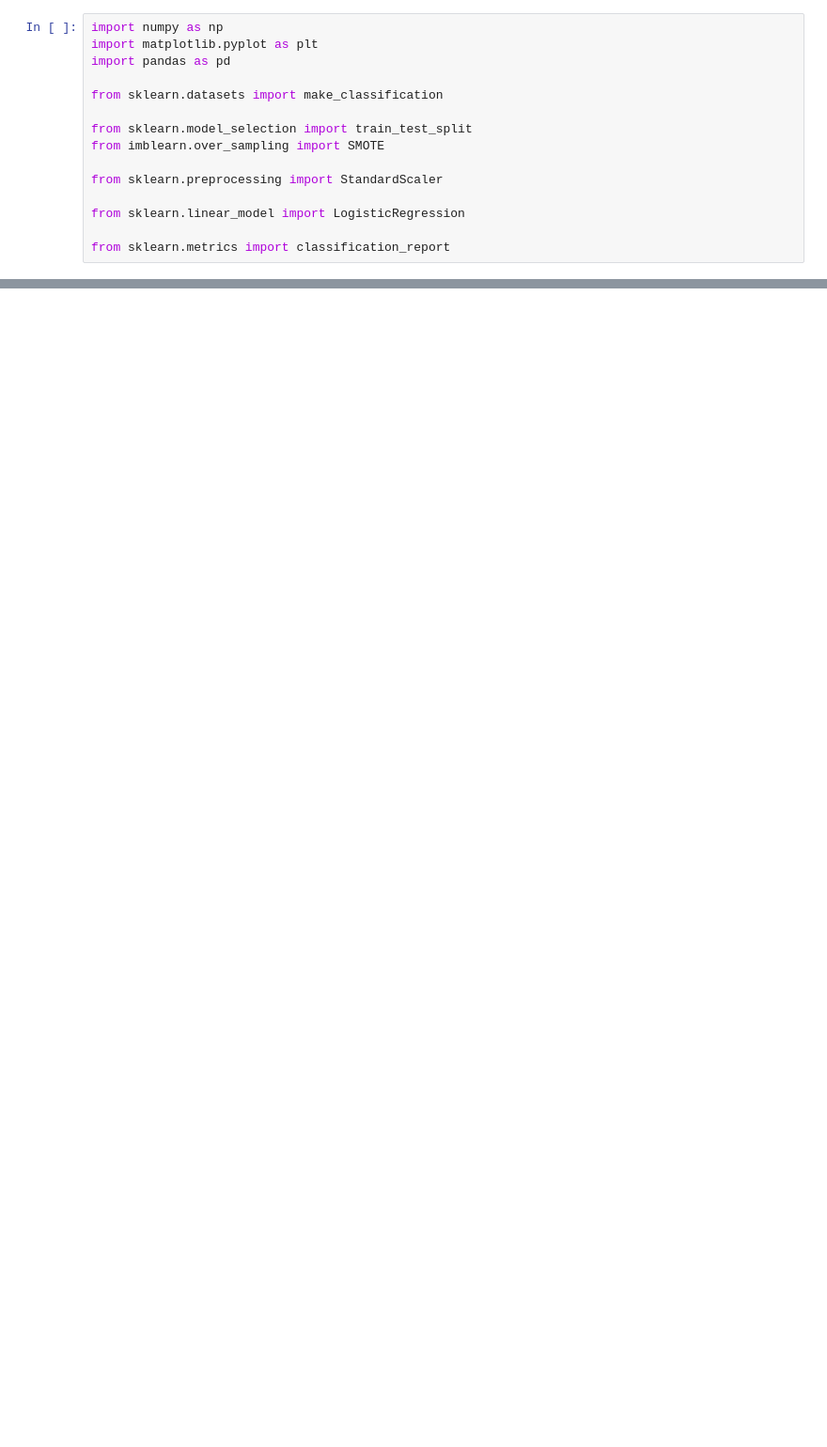
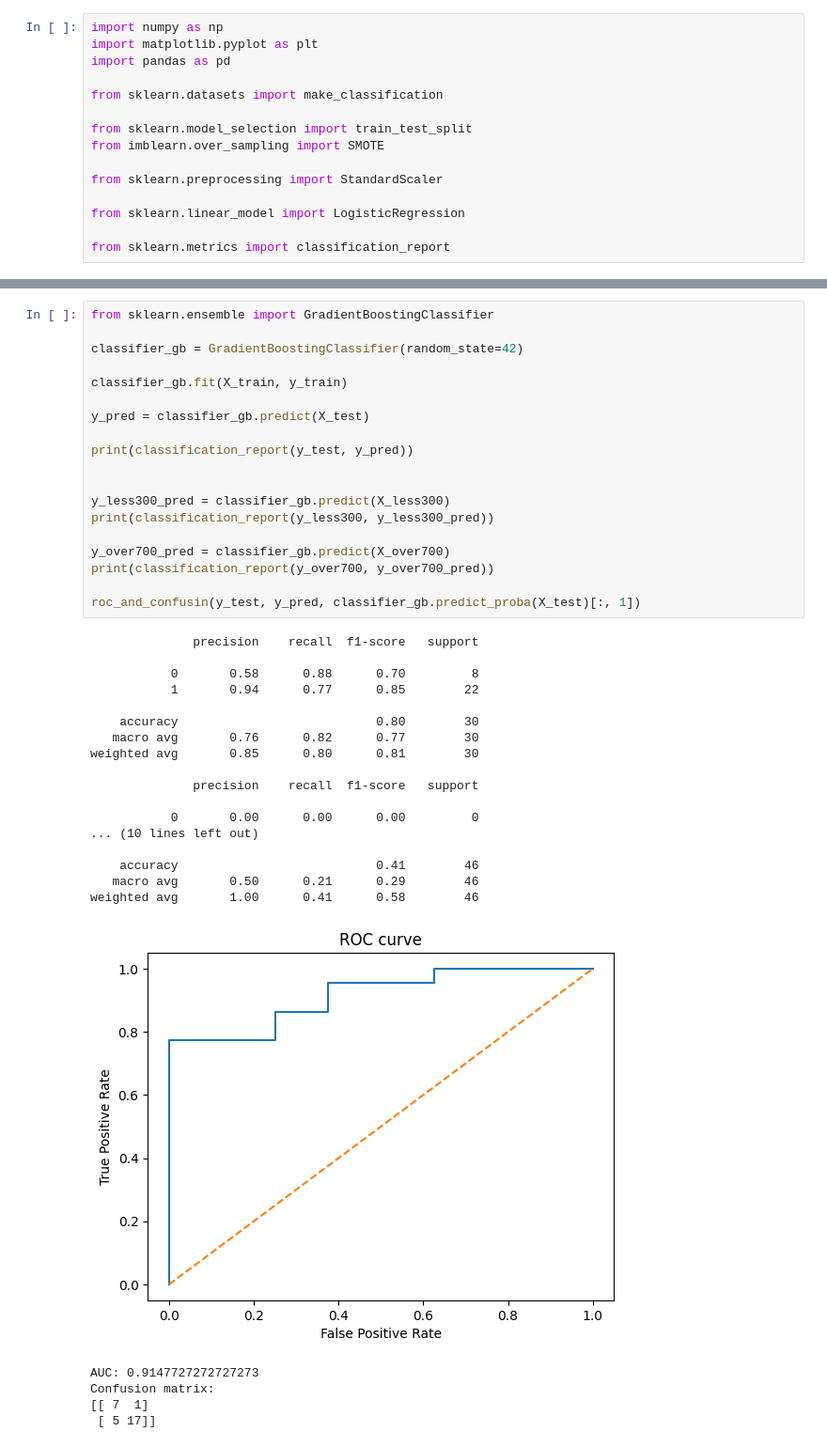
Before and after one commit to Joarnixon/StudCampProject, a Jupyter notebook: classic_models.ipynb, the cells around one changed output, grey strips where cells are left out. Shown: that part at 94% size. Saved outputs shown, nothing was run; the diff lists cells and outputs as text; blank space fills up the shorter version.

```diff
--- a/classic_models.ipynb
+++ b/classic_models.ipynb
@@ -188,3 +246,45 @@ X_test = sc.transform(X_test)
+# %%
+from sklearn.ensemble import GradientBoostingClassifier
+
+classifier_gb = GradientBoostingClassifier(random_state=42)
+
+classifier_gb.fit(X_train, y_train)
+
+y_pred = classifier_gb.predict(X_test)
+
+print(classification_report(y_test, y_pred))
+
+
+y_less300_pred = classifier_gb.predict(X_less300)
+print(classification_report(y_less300, y_less300_pred))
+
+y_over700_pred = classifier_gb.predict(X_over700)
+print(classification_report(y_over700, y_over700_pred))
+
+roc_and_confusin(y_test, y_pred, classifier_gb.predict_proba(X_test)[:, 1])
+# %% [output]
+              precision    recall  f1-score   support
+
+           0       0.58      0.88      0.70         8
+           1       0.94      0.77      0.85        22
+
+    accuracy                           0.80        30
+   macro avg       0.76      0.82      0.77        30
+weighted avg       0.85      0.80      0.81        30
+
+              precision    recall  f1-score   support
+
+           0       0.00      0.00      0.00         0
+... (10 lines left out)
+
+    accuracy                           0.41        46
+   macro avg       0.50      0.21      0.29        46
+weighted avg       1.00      0.41      0.58        46
+[figure, added]
+AUC: 0.9147727272727273
+Confusion matrix:
+[[ 7  1]
+ [ 5 17]]
 # %%
 #Training the Logistic Regression model on the Training set
 classifier_logreg = LogisticRegression(random_state=42)
```
Also changed, not shown: parts of 23 cells of this notebook.
